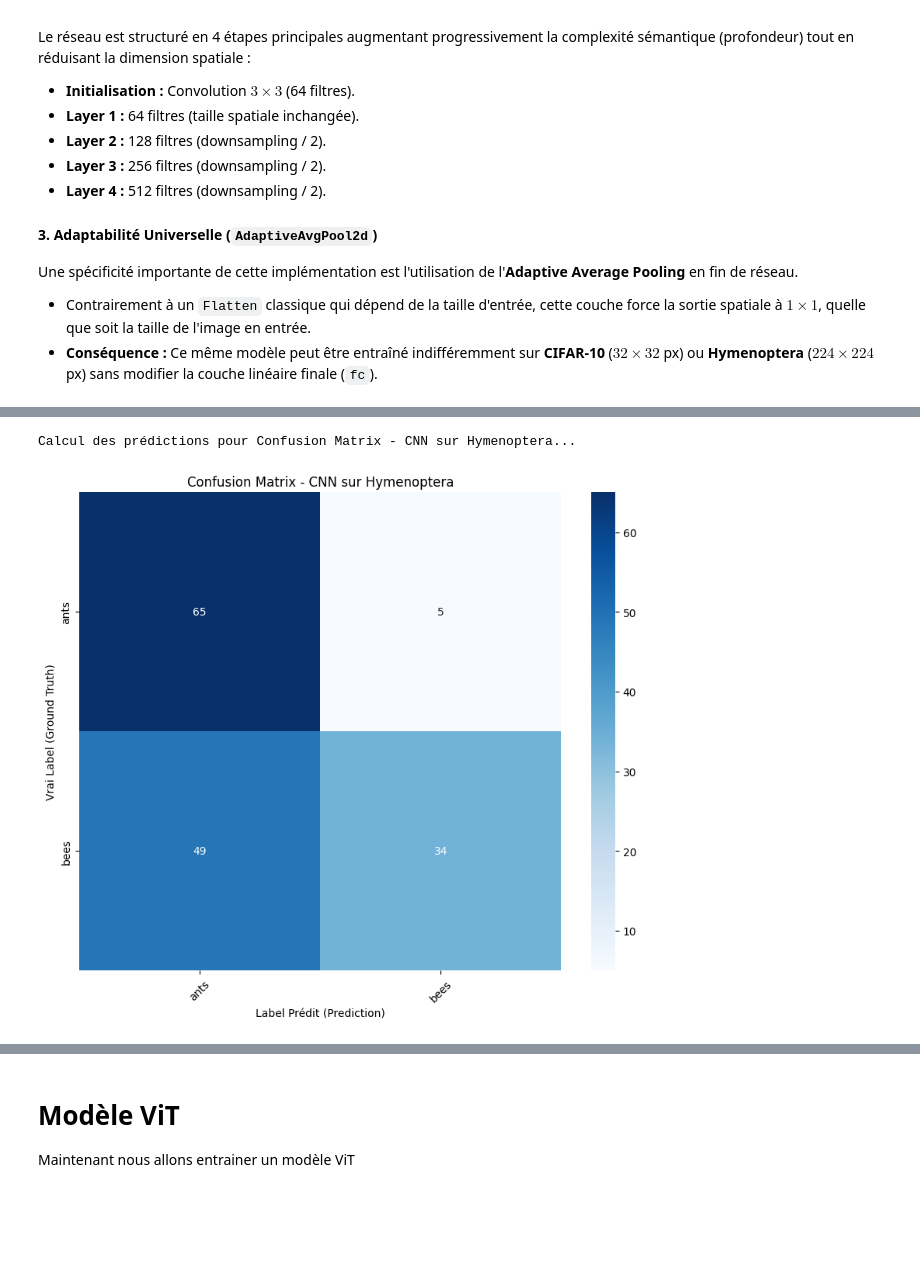
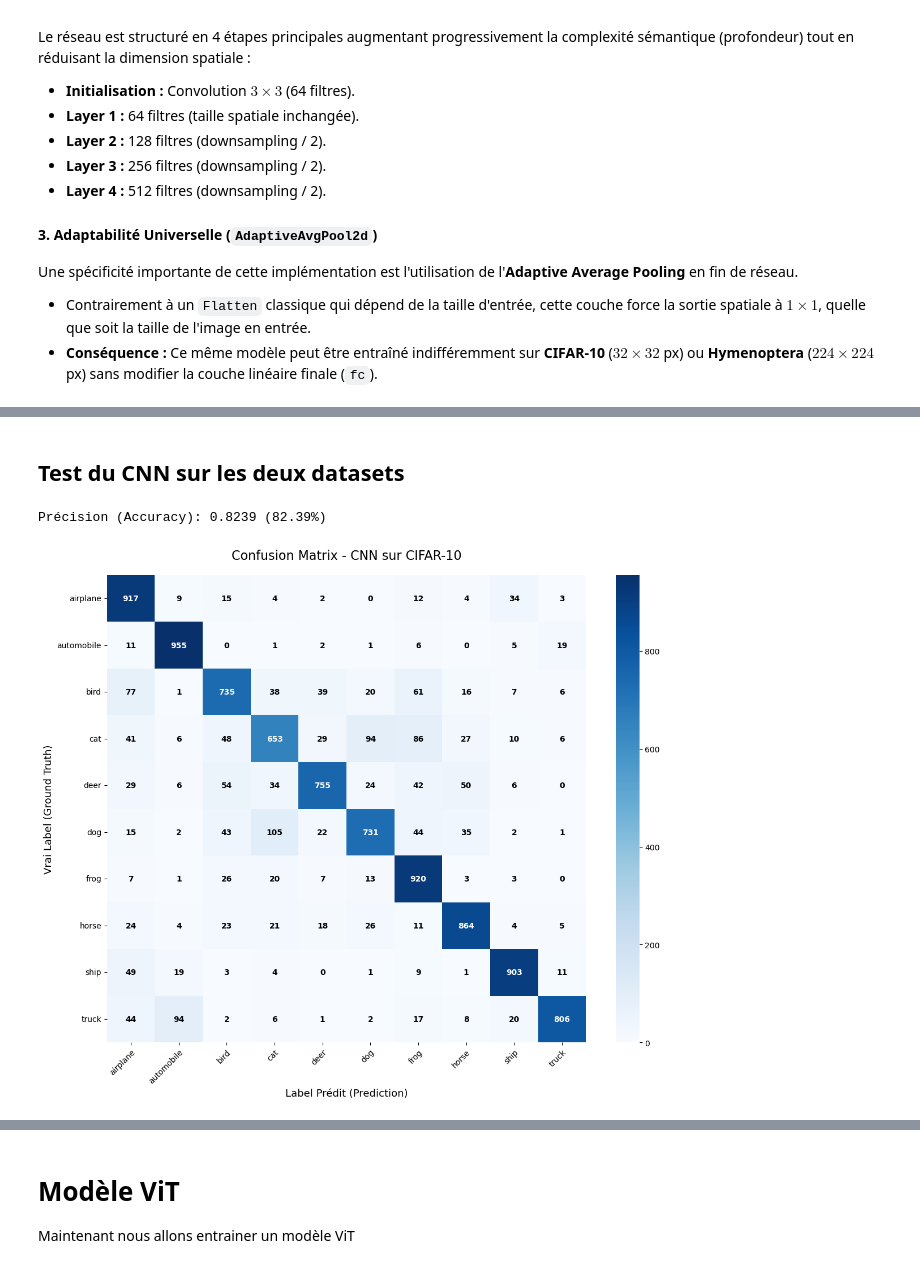
Before and after one commit to Viictordvd/High-Dimensional-and-Deep-Learning, a Jupyter notebook: Projet-3-ViTvsCNN/ViT_vs_CNN.ipynb, the cells around one changed output, grey strips where cells are left out. Saved outputs shown, nothing was run; the diff lists cells and outputs as text; code cells hidden in the pictures; blank space fills up the shorter version.

```diff
--- a/Projet-3-ViTvsCNN/ViT_vs_CNN.ipynb
+++ b/Projet-3-ViTvsCNN/ViT_vs_CNN.ipynb
@@ -109,3 +188,23 @@ torch.Size([10000, 3, 32, 32])
+# %%
+
+#Transformation en data loader avec des batches de taille 64
+def get_dataloaders(x, y, batch_size=64, shuffle=True):
+    # CrossEntropyLoss attend des labels de type long
+    if not isinstance(y, torch.LongTensor):
+        y = y.long()
+
+    dataset = TensorDataset(x, y)
+    loader = DataLoader(dataset, batch_size=batch_size, shuffle=shuffle)
+    return loader
+
+
+train_loader_cifar = get_dataloaders(x_train_cifar10, y_train_cifar10, batch_size=64, shuffle=True)
+val_loader_cifar   = get_dataloaders(x_val_cifar10, y_val_cifar10, batch_size=64, shuffle=False)
+test_loader_cifar   = get_dataloaders(x_test_cifar10, y_test_cifar10, batch_size=64, shuffle=False)
+
+train_loader_hym = get_dataloaders(x_train_hymenoptera, y_train_hymenoptera, batch_size=32, shuffle=True)
+val_loader_hym   = get_dataloaders(x_val_hymenoptera, y_val_hymenoptera, batch_size=32, shuffle=False)
+test_loader_hym   = get_dataloaders(x_test_hymenoptera, y_test_hymenoptera, batch_size=32, shuffle=False)
 # %% [markdown]
 # Visualisation des datasets
 # %% [markdown]
@@ -305,13 +369,0 @@ train.plot_history(history_hym, title="Hymenoptera CNN")
-# %%
-import Confusion_Matrix
-
-# Noms des classes de CIFAR-10
-cifar_classes = ['plane', 'car', 'bird', 'cat', 'deer', 'dog', 'frog', 'horse', 'ship', 'truck']
-
-Confusion_Matrix.compute_and_plot_cm(
-    model=model_resnet_cifar,
-    loader=val_loader_cifar,
-    class_names=cifar_classes,
-    device=device,
-    title="Confusion Matrix - CNN sur CIFAR-10"
-)
@@ -321,14 +370,12 @@ Calcul des prédictions pour Confusion Matrix - CNN sur CIFAR-10...
-# %%
-# Noms des classes de HYMENOPTERA
-hym_classes = ['ants', 'bees']
-
-Confusion_Matrix.compute_and_plot_cm(
-    model=model_resnet_hym,
-    loader=val_loader_hym,
-    class_names=hym_classes,
-    device=device,
-    title="Confusion Matrix - CNN sur Hymenoptera"
-)
-# %% [output]
-Calcul des prédictions pour Confusion Matrix - CNN sur Hymenoptera...
-[figure, removed]
+# %% [markdown]
+## Test du CNN sur les deux datasets
+# %%
+preds, labels = get_predictions(model_resnet_cifar, test_loader_cifar, device)
+
+acc = compute_accuracy(labels, preds)
+
+plot_confusion_matrix(labels, preds, cifar_classes,
+                      title="Confusion Matrix - CNN sur CIFAR-10")
+# %% [output]
+Précision (Accuracy): 0.8239 (82.39%)
+[figure, added]
```
Also changed, not shown: parts of 41 cells of this notebook, 6 other files.
